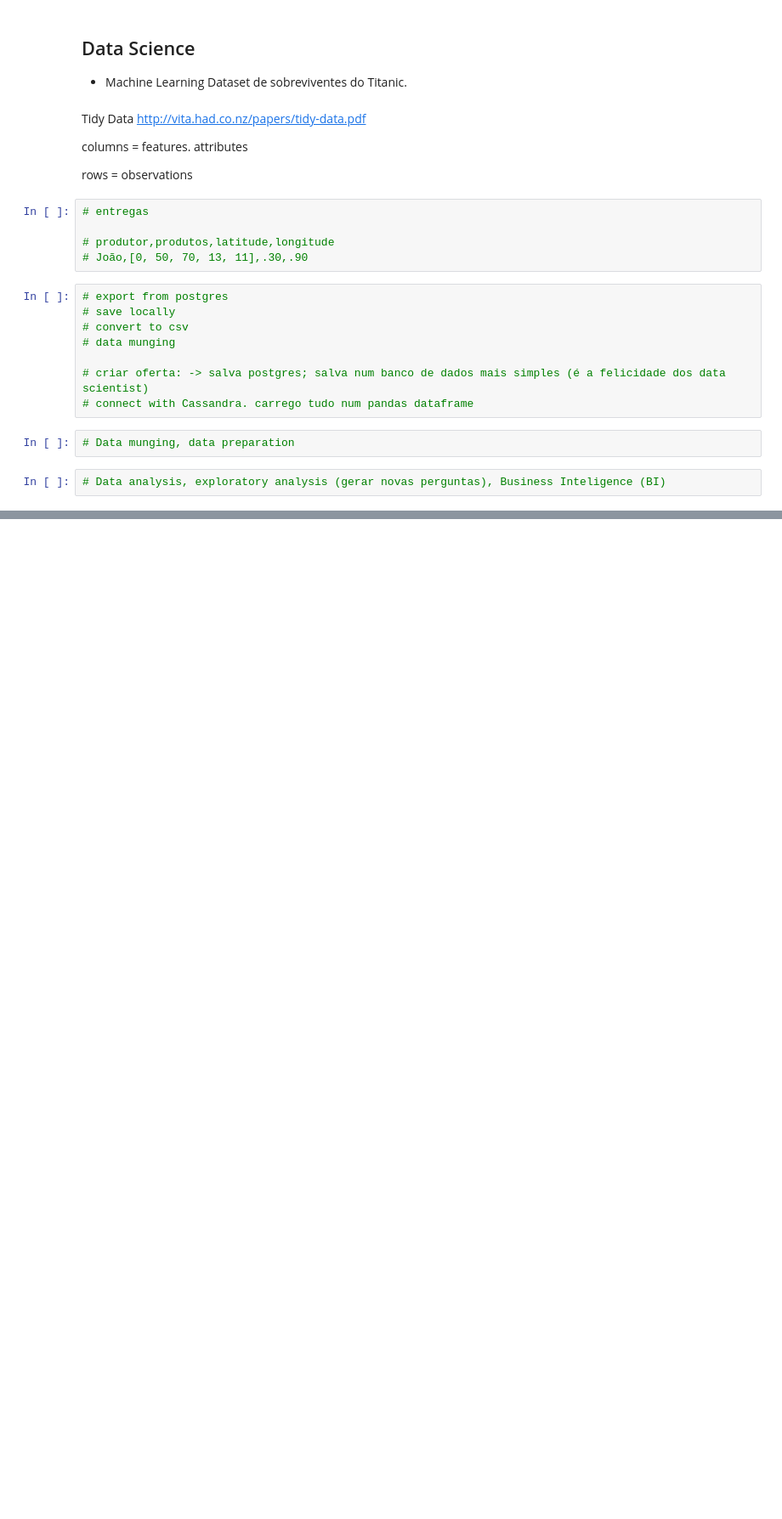
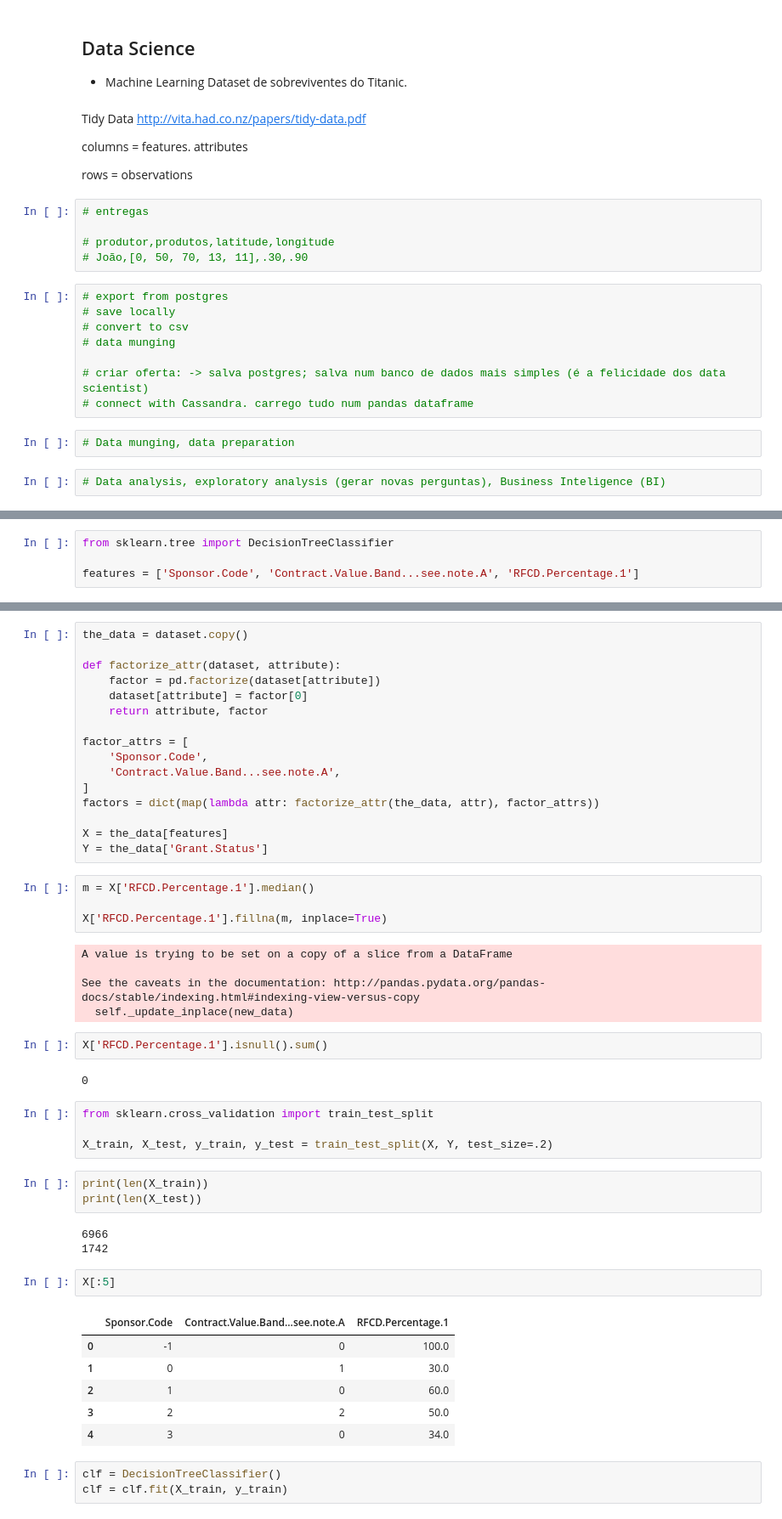
Before and after one commit to Irio/codeland-introducao-data-science, a Jupyter notebook: Introdução a Data Science.ipynb, the cells around one changed output, grey strips where cells are left out. Shown at 85% size. Saved outputs shown, nothing was run; the diff lists cells and outputs as text; blank space fills up the shorter version.

Commit message:
Aprendendo DecisionTreeClassifier

```diff
--- a/Introdução a Data Science.ipynb
+++ b/Introdução a Data Science.ipynb
@@ -226,0 +281,4 @@ training_dataset = pd.read_csv('unimelb_training.csv', low_memory=False)
+# %%
+from sklearn.tree import DecisionTreeClassifier
+
+features = ['Sponsor.Code', 'Contract.Value.Band...see.note.A', 'RFCD.Percentage.1']
@@ -226,0 +291,51 @@ training_dataset = pd.read_csv('unimelb_training.csv', low_memory=False)
+# %%
+the_data = dataset.copy()
+
+def factorize_attr(dataset, attribute):
+    factor = pd.factorize(dataset[attribute])
+    dataset[attribute] = factor[0]
+    return attribute, factor
+
+factor_attrs = [
+    'Sponsor.Code',
+    'Contract.Value.Band...see.note.A',
+]
+factors = dict(map(lambda attr: factorize_attr(the_data, attr), factor_attrs))
+
+X = the_data[features]
+Y = the_data['Grant.Status']
+# %%
+m = X['RFCD.Percentage.1'].median()
+
+X['RFCD.Percentage.1'].fillna(m, inplace=True)
+# %% [output]
+A value is trying to be set on a copy of a slice from a DataFrame
+
+See the caveats in the documentation: http://pandas.pydata.org/pandas-docs/stable/indexing.html#indexing-view-versus-copy
+  self._update_inplace(new_data)
+# %%
+X['RFCD.Percentage.1'].isnull().sum()
+# %% [output]
+0
+# %%
+from sklearn.cross_validation import train_test_split
+
+X_train, X_test, y_train, y_test = train_test_split(X, Y, test_size=.2)
+# %%
+print(len(X_train))
+print(len(X_test))
+# %% [output]
+6966
+1742
+# %%
+X[:5]
+# %% [output]
+|  | Sponsor.Code | Contract.Value.Band...see.note.A | RFCD.Percentage.1 |
+| 0 | -1 | 0 | 100.0 |
+| 1 | 0 | 1 | 30.0 |
+| 2 | 1 | 0 | 60.0 |
+| 3 | 2 | 2 | 50.0 |
+| 4 | 3 | 0 | 34.0 |
+# %%
+clf = DecisionTreeClassifier()
+clf = clf.fit(X_train, y_train)
```
Also changed, not shown: parts of 19 cells of this notebook, 1 other file.
